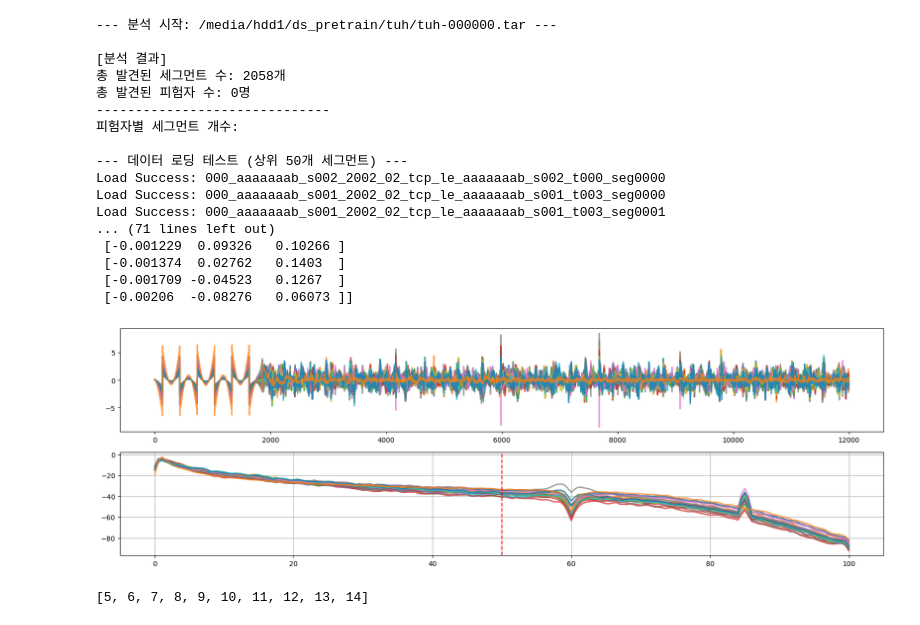
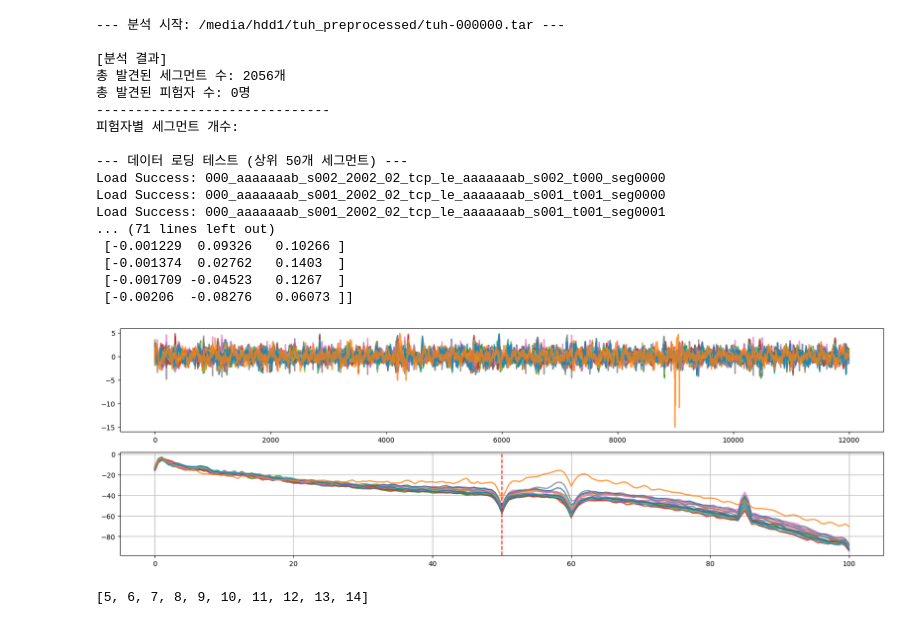
Before and after one commit to I-M-Comet/FM, a Jupyter notebook: eeg_dataset_preprocess/eeg_dataset_preprocess_inspection.ipynb, the cells around one changed output. Cells and saved outputs as stored; diff of their text form; code cells hidden in the pictures.

Commit message:
chore_tuh preprocess

```diff
--- a/eeg_dataset_preprocess/eeg_dataset_preprocess_inspection.ipynb
+++ b/eeg_dataset_preprocess/eeg_dataset_preprocess_inspection.ipynb
@@ -123,7 +123,8 @@ def load_data_from_tar(path, limit=5):
 # ==========================================
 # 1. 통계 확인
 
-tar_path = '/media/hdd1/ds_pretrain/tuh/tuh-000000.tar'
+# tar_path = '/media/hdd1/ds_pretrain/tuh/tuh-000000.tar'
+tar_path = '/media/hdd1/tuh_preprocessed/tuh-000000.tar'
 members = analyze_tar_stats(tar_path)
 
 # 2. 데이터 로드 (샘플 3개만 로드해서 확인)
@@ -131,52 +132,57 @@ if members:
     loaded_samples = load_data_from_tar(tar_path, limit=50) ############## 여기서 limit 바꾸면 세그먼트 여러개 확인 가능
 
     # 로드된 데이터 구조 확인
+    num = 9
     if loaded_samples:
         print("\n[첫 번째 샘플 데이터 확인]")
-        print(f"Key: {loaded_samples[0]['key']}")
-        print(f"EEG Shape: {loaded_samples[0]['eeg'].shape}")
-        print(f"Coords Shape: {loaded_samples[0]['coords'].shape}")
-        print(f"Info: {loaded_samples[0]['info']}")
-        aa = loaded_samples[0]['coords']
-        bb = loaded_samples[0]['eeg'] ############### 여기서 index 바꾸면 다른 세그먼트 확인 가능 (limit보다는 작아야함)
+        print(f"Key: {loaded_samples[num]['key']}")
+        print(f"EEG Shape: {loaded_samples[num]['eeg'].shape}")
+        print(f"Coords Shape: {loaded_samples[num]['coords'].shape}")
+        print(f"Info: {loaded_samples[num]['info']}")
+        aa = loaded_samples[num]['coords']
+        bb = loaded_samples[num]['eeg'] ############### 여기서 index 바꾸면 다른 세그먼트 확인 가능 (limit보다는 작아야함)
 print(aa)
 # bb = (bb - bb.mean(axis=-1, keepdims=True)) / (bb.std(axis=-1, keepdims=True) + 1e-8)
 # rms = np.sqrt(np.mean(bb * bb, axis=-1, keepdims=True) + 1e-8)
 # need = (rms < 0.5)
 # gain = (1 / np.maximum(rms, 0.05)).clip(1.0 / 8, 8)
 # bb = bb * (1.0 + need*(gain - 1.0))
 # np.clip(bb, -10, 10, out=bb)
 
 import matplotlib.pyplot as plt
 plt.figure(figsize=(20,6))
 plt.subplot(211)
 plt.plot(bb[:, 200*0:200*60].T, alpha=0.75, lw=2) ############### 여기서 index 바꾸면 세그먼트 내 구간 plot 가능
 plt.subplot(212)
 freqs, psd = signal.welch(bb, fs=200, nperseg=200*2, axis=-1)
 # psd = np.mean(psd, axis=0)) ############### 이거 주석 풀면 mean psd 볼 수 있음
 plt.plot(freqs, (10 * np.log10(psd)).T, alpha=0.75, lw=2)
+# plt.plot(freqs, psd.T, alpha=0.75, lw=2)
 plt.axvline(x=50, color='r', linestyle='--')
 plt.grid()
 print()
+
+# Key: 000_aaaaaade_s001_2003_02_tcp_le_aaaaaade_s001_t000_seg0000
+# Key: 000_aaaaaaab_s002_2002_02_tcp_le_aaaaaaab_s002_t000_seg0000
 # %% [output]
---- 분석 시작: /media/hdd1/ds_pretrain/tuh/tuh-000000.tar ---
+--- 분석 시작: /media/hdd1/tuh_preprocessed/tuh-000000.tar ---
 
 [분석 결과]
-총 발견된 세그먼트 수: 2058개
+총 발견된 세그먼트 수: 2056개
 총 발견된 피험자 수: 0명
 ------------------------------
 피험자별 세그먼트 개수:
 
 --- 데이터 로딩 테스트 (상위 50개 세그먼트) ---
 Load Success: 000_aaaaaaab_s002_2002_02_tcp_le_aaaaaaab_s002_t000_seg0000
-Load Success: 000_aaaaaaab_s001_2002_02_tcp_le_aaaaaaab_s001_t003_seg0000
-Load Success: 000_aaaaaaab_s001_2002_02_tcp_le_aaaaaaab_s001_t003_seg0001
+Load Success: 000_aaaaaaab_s001_2002_02_tcp_le_aaaaaaab_s001_t001_seg0000
+Load Success: 000_aaaaaaab_s001_2002_02_tcp_le_aaaaaaab_s001_t001_seg0001
 ... (71 lines left out)
  [-0.001229  0.09326   0.10266 ]
  [-0.001374  0.02762   0.1403  ]
  [-0.001709 -0.04523   0.1267  ]
  [-0.00206  -0.08276   0.06073 ]]
-[figure, old version]
+[figure, new version]
 # %%
 a = [i for i in range(20)]
 a[5:-5]
```
Also changed, not shown: 1 other file.
